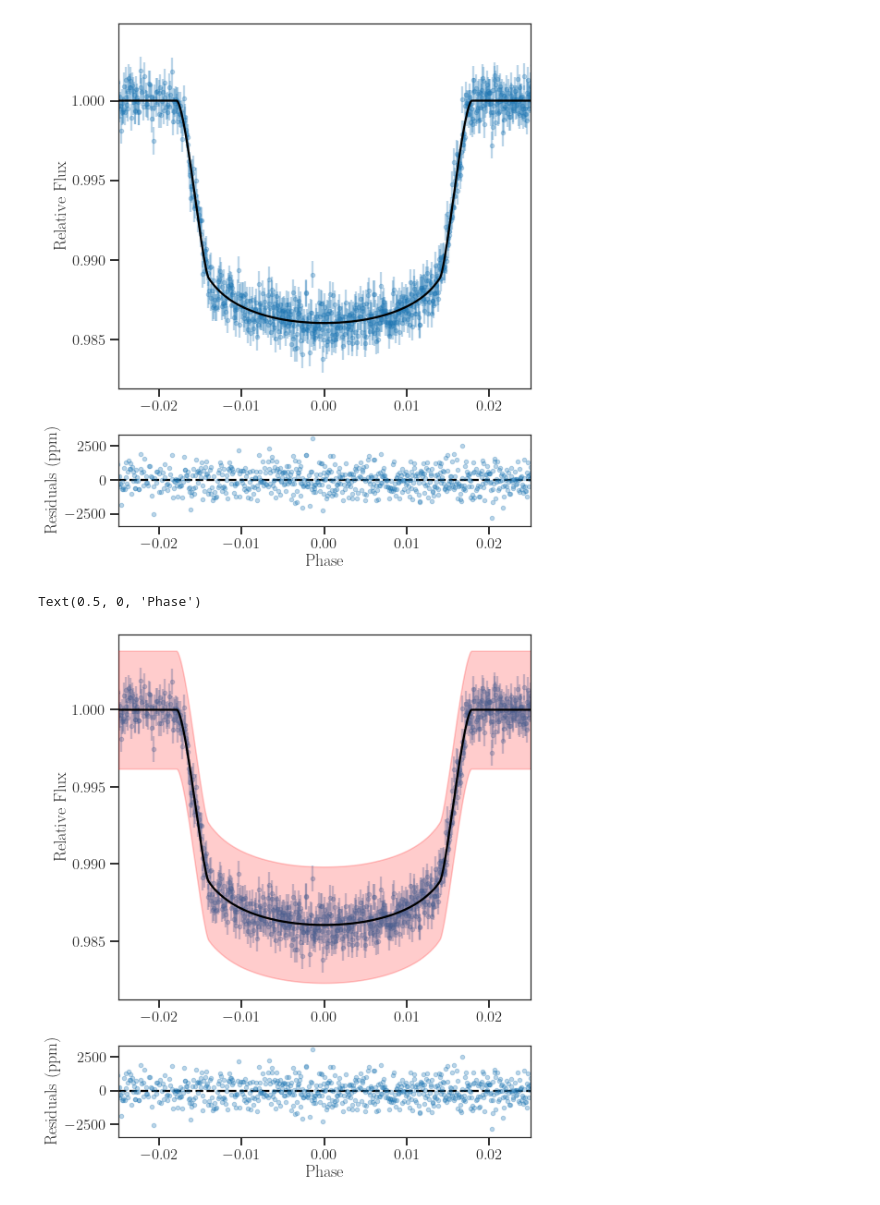
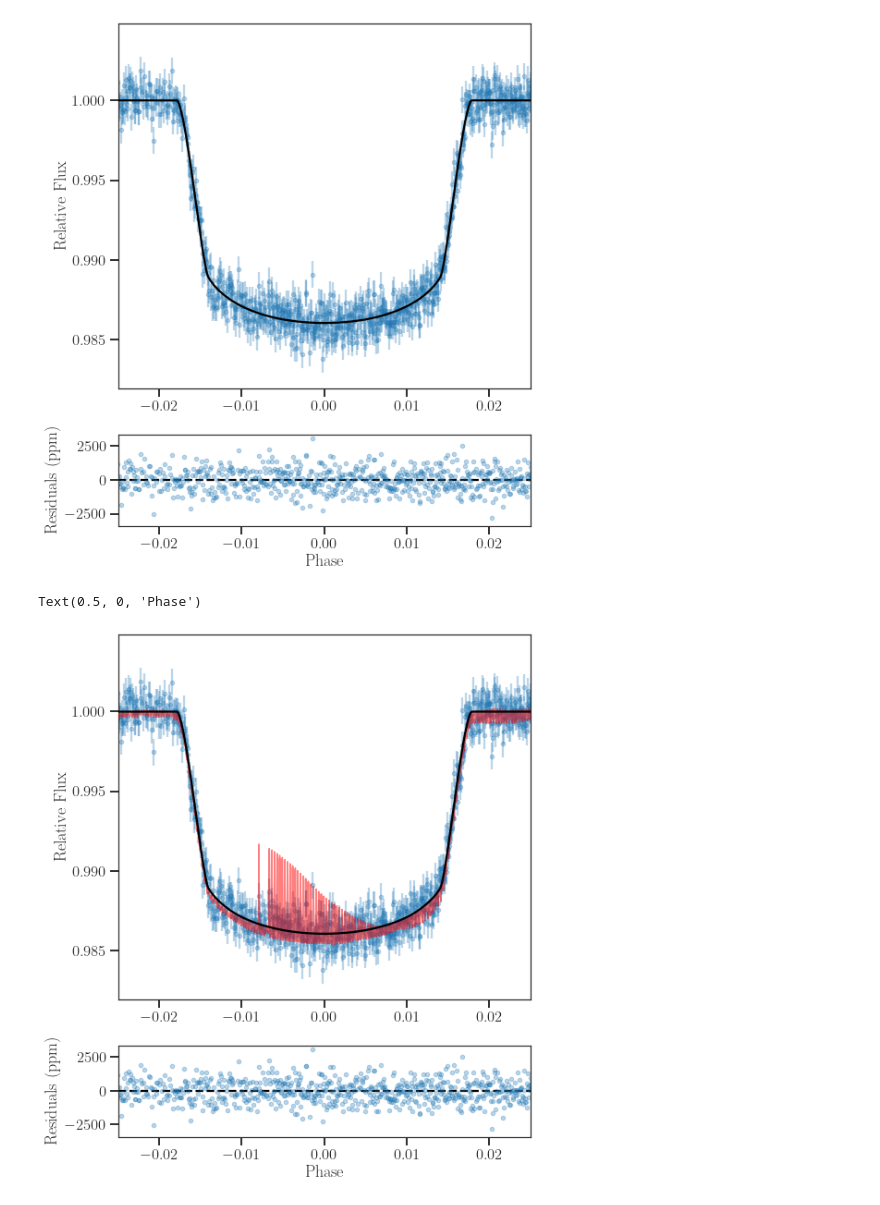
Before and after one commit to Jayshil/ld-project-updated, a Jupyter notebook: WASP-62/phase.ipynb, the cells around one changed output. Saved outputs shown, nothing was run; the diff lists cells and outputs as text; code cells hidden in the pictures.

```diff
--- a/WASP-62/phase.ipynb
+++ b/WASP-62/phase.ipynb
@@ -140,7 +140,7 @@ sec = 'TESS3'
 phases = jl.get_phases(dataset.times_lc[sec], P, t0)
 
 # Extract full model:
-transit_plus_GP_model = res1.lc.evaluate(sec, return_err=True)
+transit_plus_GP_model, errup, errdo = res1.lc.evaluate(sec, t=dataset.times_lc[sec], GPregressors=dataset.times_lc[sec], return_err=True)
 
 # Deterministic part of the model (in our case transit divided by mflux):
 transit_model = res1.lc.model[sec]['deterministic']
@@ -149,32 +149,32 @@ model_le = res1.lc.model[sec]['deterministic_lerror']
 
 # For normalisation
 fac = 1/np.max(transit_model)
 
 # GP part of the model:
 gp_model = res1.lc.model[sec]['GP']
 
 data_phs = (dataset.data_lc[sec] - gp_model)*fac
 data_err_phs = dataset.errors_lc[sec]*fac
 
 resid = (data_phs - transit_model*fac)*1e6
 
 fig_a = plt.figure(figsize = (8,10))
 gs_a = gridspec.GridSpec(2, 1, height_ratios = [4,1])
 
 ax11 = plt.subplot(gs_a[0])
 ax11.errorbar(phases, data_phs, yerr=data_err_phs, fmt='.', alpha=0.3)
 ax11.plot(phases[idx], transit_model[idx]*fac, c='black', zorder=10)
-ax11.fill_between(phases[idx], model_ue[idx]*fac, model_le[idx]*fac, color='red', alpha=0.2, zorder=5)
+ax11.fill_between(phases[idx], errup[idx], errdo[idx], color='red', alpha=0.5, zorder=5)
 ax11.set_ylabel('Relative Flux')
 
 ax22 = plt.subplot(gs_a[1], sharex = ax11)
 ax22.errorbar(phases, resid, fmt='.', alpha=0.3)
 ax22.axhline(y=0.0, c='black', ls='--')
 ax22.set_ylabel('Residuals (ppm)')
 
 
 plt.xlim([-0.025, 0.025])
 plt.xlabel('Phase')
 # %% [output]
 Text(0.5, 0, 'Phase')
-[figure, old version]
+[figure, new version]
```
